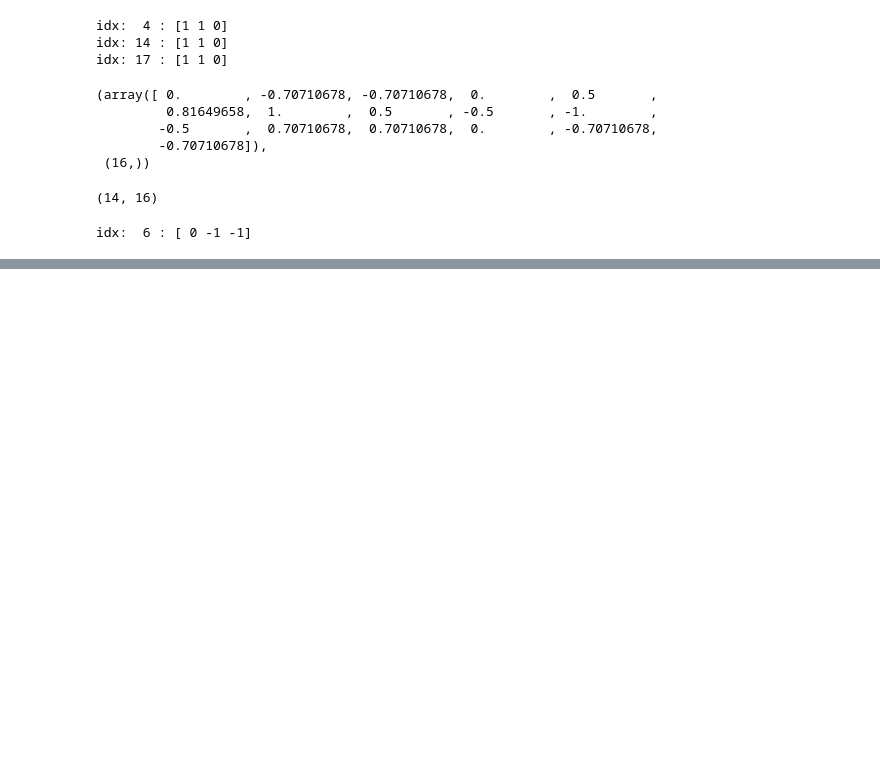
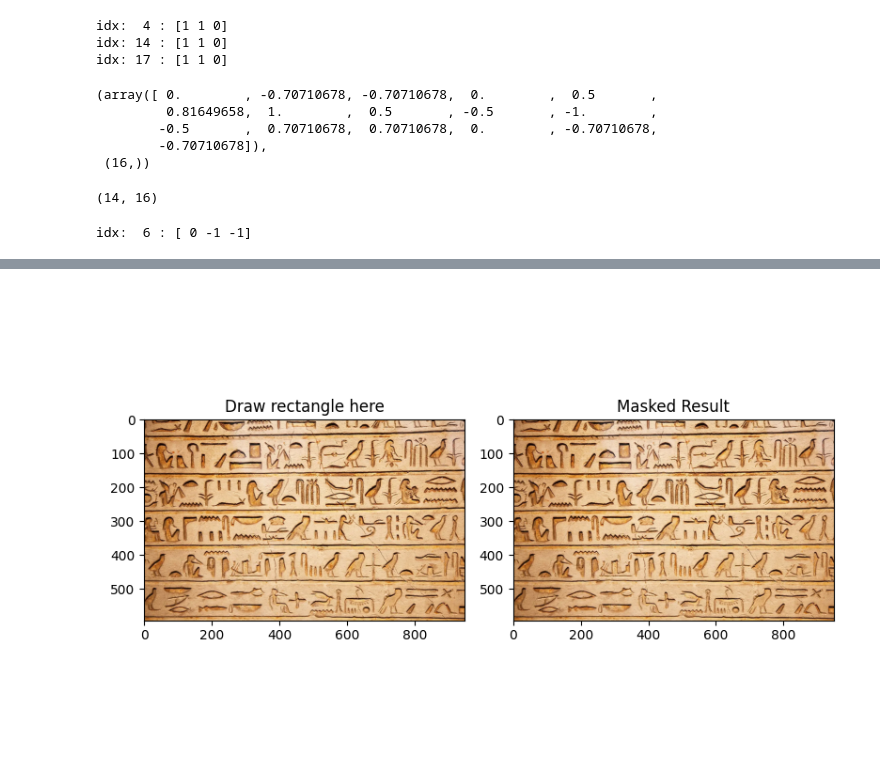
Before and after one commit to seafoodfry/ml-workspace, a Jupyter notebook: gpu-sandbox/vision/003-convolutions-cross-correlations.ipynb, the cells around one changed output, grey strips where cells are left out. Saved outputs shown, nothing was run; the diff lists cells and outputs as text; code cells hidden in the pictures; blank space fills up the shorter version.

```diff
--- a/gpu-sandbox/vision/003-convolutions-cross-correlations.ipynb
+++ b/gpu-sandbox/vision/003-convolutions-cross-correlations.ipynb
@@ -491,0 +619,5 @@ idx:  6 : [ 0 -1 -1]
+# %%
+fig, mask, selector = create_interactive_mask(CACHE['egyptian'].img, figsize=(10, 10))
+plt.show()
+# %% [output]
+[figure, added]
```
Also changed, not shown: parts of 20 cells of this notebook.
